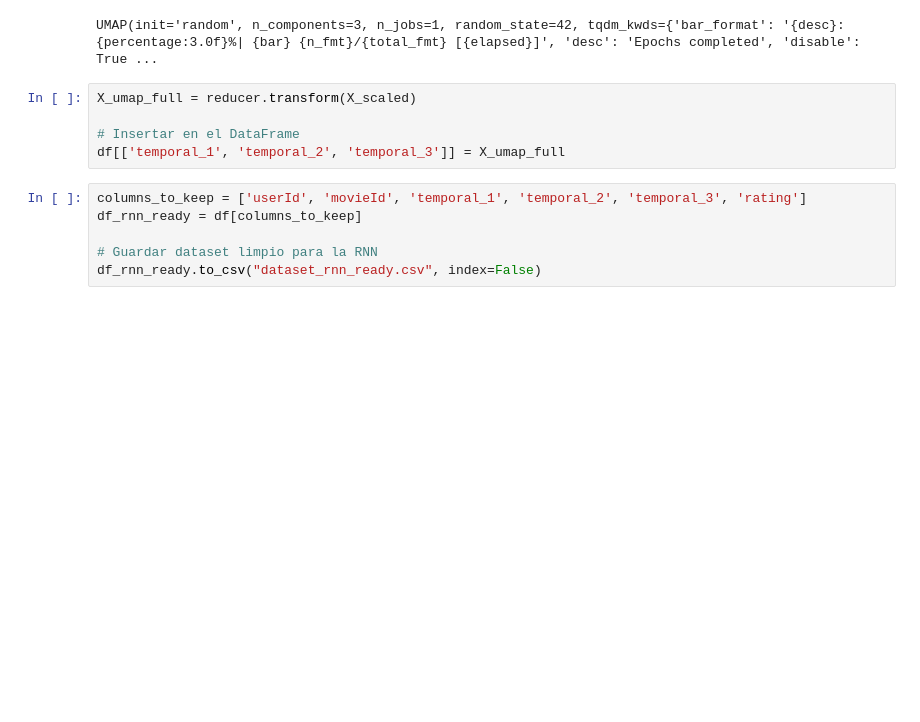
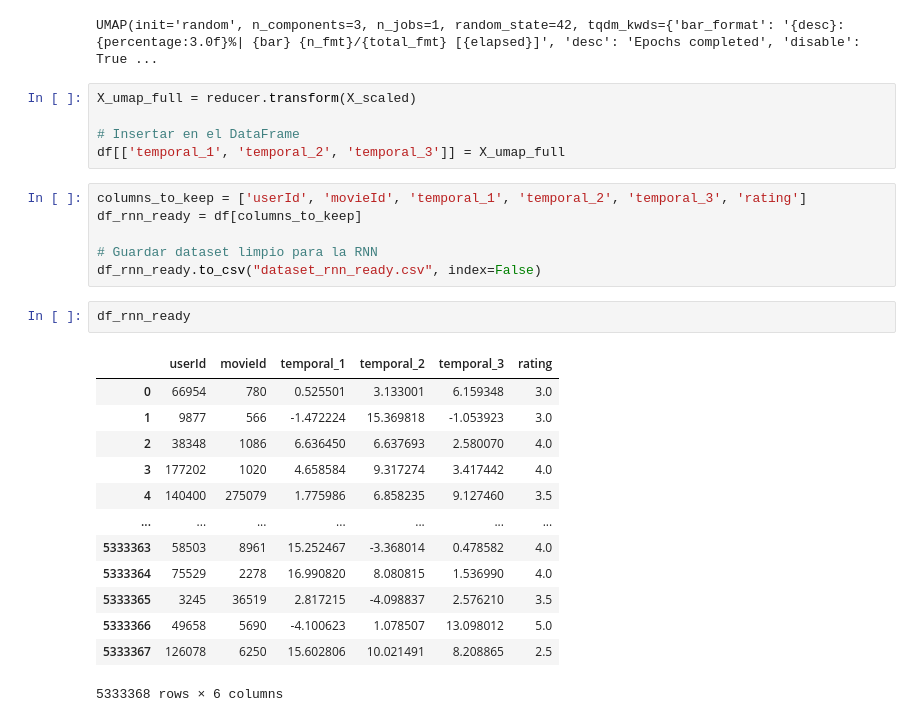
Before and after one commit to S0mbr4xc/Practica1-AA, a Jupyter notebook: Fase 1.ipynb, the cells around one changed output. Drawn from its saved outputs; the diff is of its cells as text; blank space fills up the shorter version.

```diff
--- a/Fase 1.ipynb
+++ b/Fase 1.ipynb
@@ -238,3 +305,19 @@ df_rnn_ready = df[columns_to_keep]
 
 # Guardar dataset limpio para la RNN
 df_rnn_ready.to_csv("dataset_rnn_ready.csv", index=False)
+# %%
+df_rnn_ready
+# %% [output]
+|  | userId | movieId | temporal_1 | temporal_2 | temporal_3 | rating |
+| 0 | 66954 | 780 | 0.525501 | 3.133001 | 6.159348 | 3.0 |
+| 1 | 9877 | 566 | -1.472224 | 15.369818 | -1.053923 | 3.0 |
+| 2 | 38348 | 1086 | 6.636450 | 6.637693 | 2.580070 | 4.0 |
+| 3 | 177202 | 1020 | 4.658584 | 9.317274 | 3.417442 | 4.0 |
+| 4 | 140400 | 275079 | 1.775986 | 6.858235 | 9.127460 | 3.5 |
+| ... | ... | ... | ... | ... | ... | ... |
+| 5333363 | 58503 | 8961 | 15.252467 | -3.368014 | 0.478582 | 4.0 |
+| 5333364 | 75529 | 2278 | 16.990820 | 8.080815 | 1.536990 | 4.0 |
+| 5333365 | 3245 | 36519 | 2.817215 | -4.098837 | 2.576210 | 3.5 |
+| 5333366 | 49658 | 5690 | -4.100623 | 1.078507 | 13.098012 | 5.0 |
+| 5333367 | 126078 | 6250 | 15.602806 | 10.021491 | 8.208865 | 2.5 |
+5333368 rows × 6 columns
```
Also changed, not shown: parts of 7 cells of this notebook.
